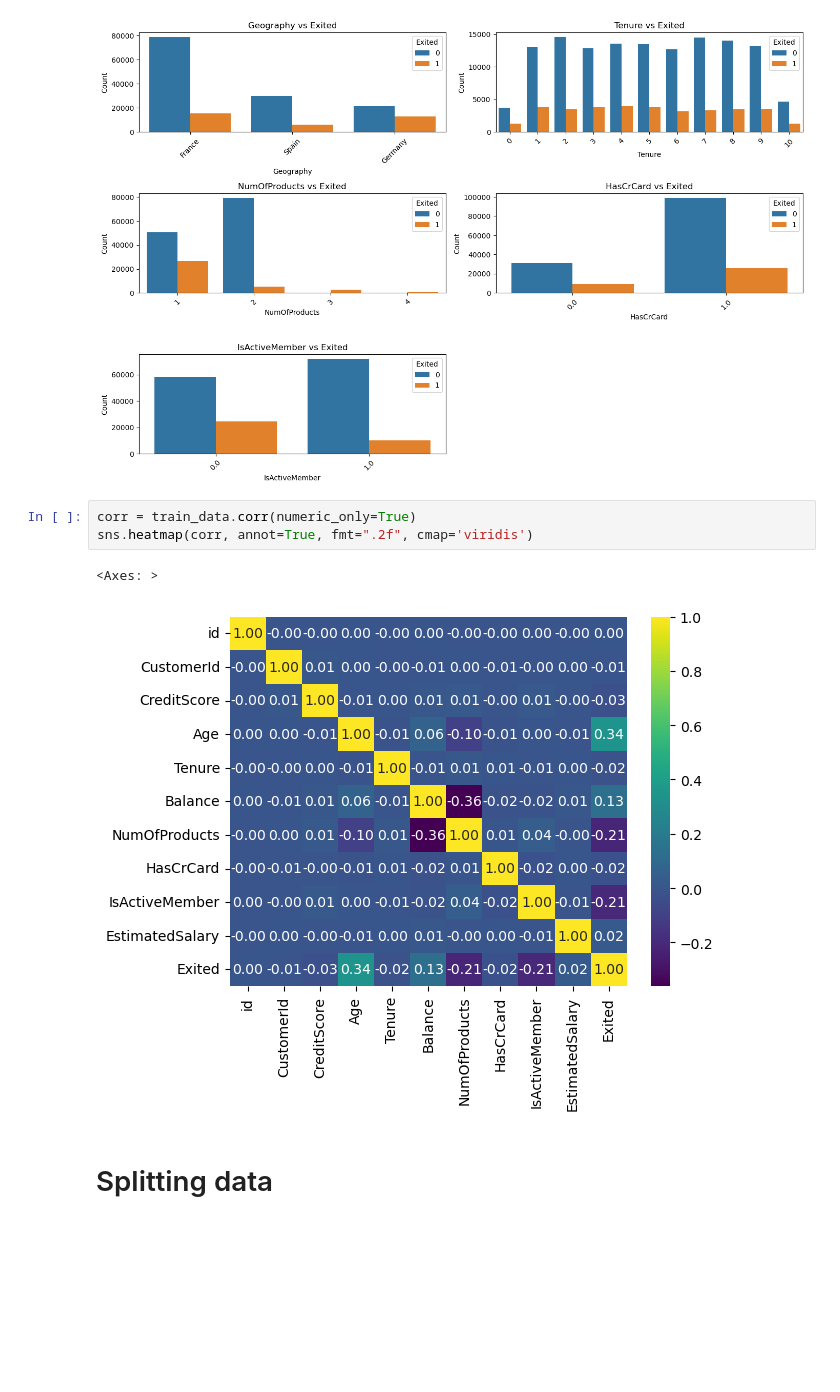
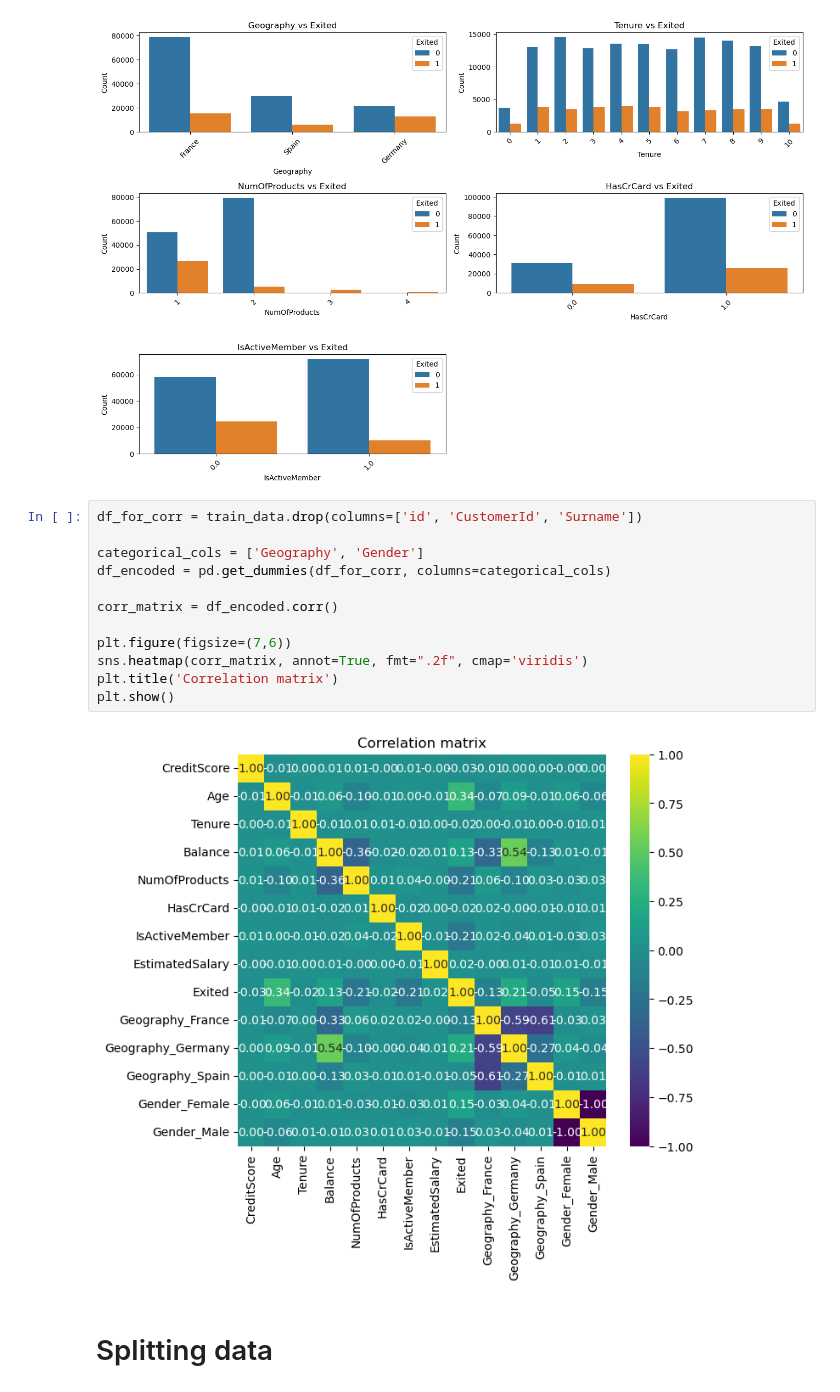
Before and after one commit to khrystynaPeniak/BankChurn, a Jupyter notebook: notebooks/bank.ipynb, the cells around one changed output. Saved outputs shown, nothing was run; the diff lists cells and outputs as text; blank space fills up the shorter version.

```diff
--- a/notebooks/bank.ipynb
+++ b/notebooks/bank.ipynb
@@ -250,11 +264,19 @@ plt.show()
 # %% [output]
 [figure]
 # %%
-corr = train_data.corr(numeric_only=True)
-sns.heatmap(corr, annot=True, fmt=".2f", cmap='viridis')
+df_for_corr = train_data.drop(columns=['id', 'CustomerId', 'Surname'])
+
+categorical_cols = ['Geography', 'Gender']
+df_encoded = pd.get_dummies(df_for_corr, columns=categorical_cols)
+
+corr_matrix = df_encoded.corr()
+
+plt.figure(figsize=(7,6))
+sns.heatmap(corr_matrix, annot=True, fmt=".2f", cmap='viridis')
+plt.title('Correlation matrix')
+plt.show()
 # %% [output]
-<Axes: >
-[figure, old version]
+[figure, new version]
 # %% [markdown]
 # Splitting data
 # %%
```
Also changed, not shown: parts of 41 cells of this notebook.
